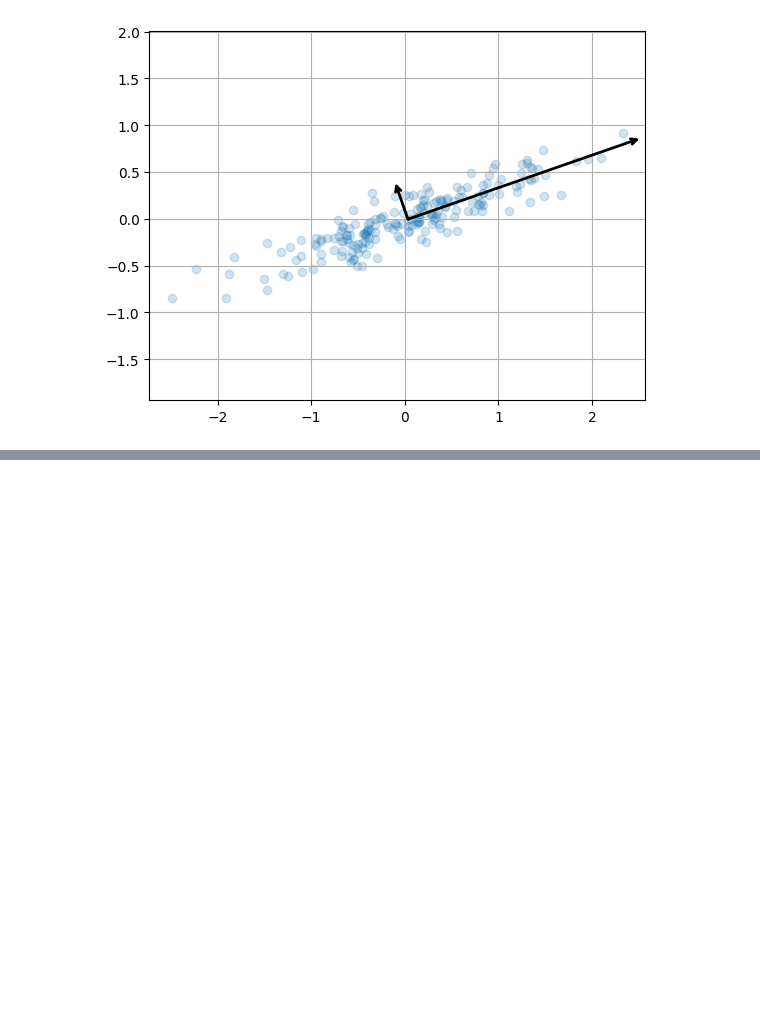
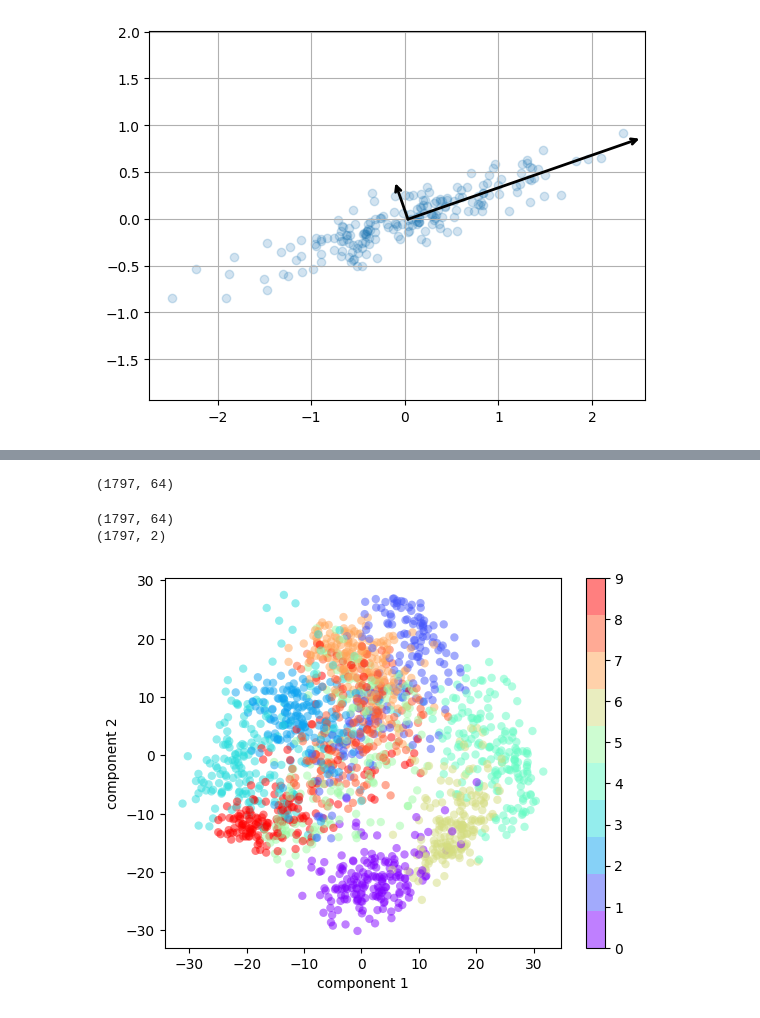
Before and after one commit to MaximillianJacob/PCA_Learning, a Jupyter notebook: py/PCA_test.ipynb, the cells around one changed output, grey strips where cells are left out. Drawn from its saved outputs; the diff is of its cells as text; code cells hidden in the pictures; blank space fills up the shorter version.

```diff
--- a/py/PCA_test.ipynb
+++ b/py/PCA_test.ipynb
@@ -104,0 +161,25 @@ plt.grid()
+# %%
+from sklearn.datasets import load_digits
+digits=load_digits()
+digits.data.shape
+# %% [output]
+(1797, 64)
+# %%
+pca = PCA(2) #projecting from 64 dimension'd digits to 2 dimensions
+projected = pca.fit_transform(digits.data)
+print(digits.data.shape)
+print(projected.shape)
+# %% [output]
+(1797, 64)
+(1797, 2)
+# %%
+plt.scatter(projected[:,0], projected[:,1],
+            c=digits.target,
+            edgecolor='none',
+            alpha=0.5,
+            cmap=plt.cm.get_cmap('rainbow', 10));
+plt.xlabel('component 1');
+plt.ylabel('component 2');
+plt.colorbar();
+# %% [output]
+[figure, added]
```
Also changed, not shown: parts of 16 cells of this notebook.
